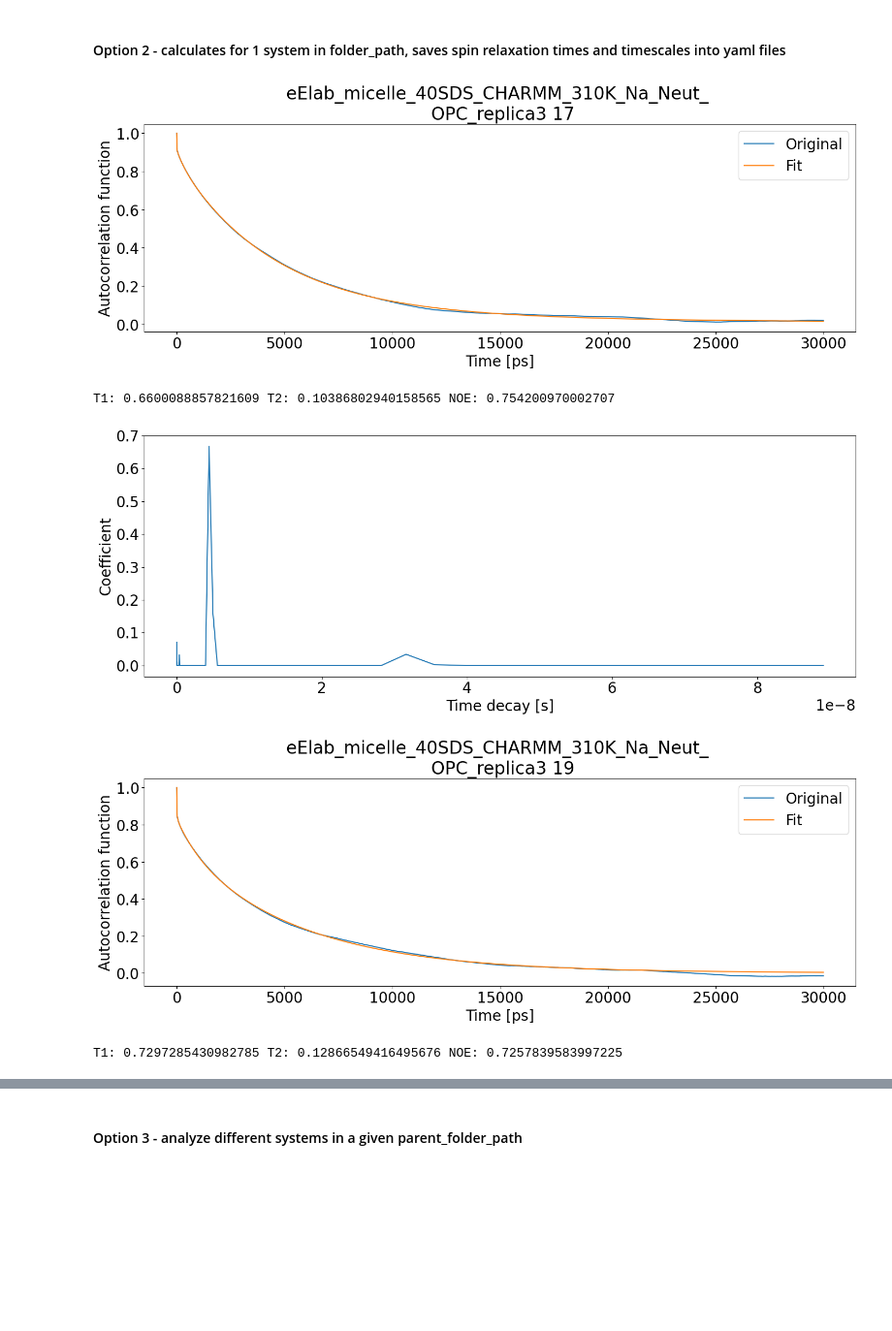
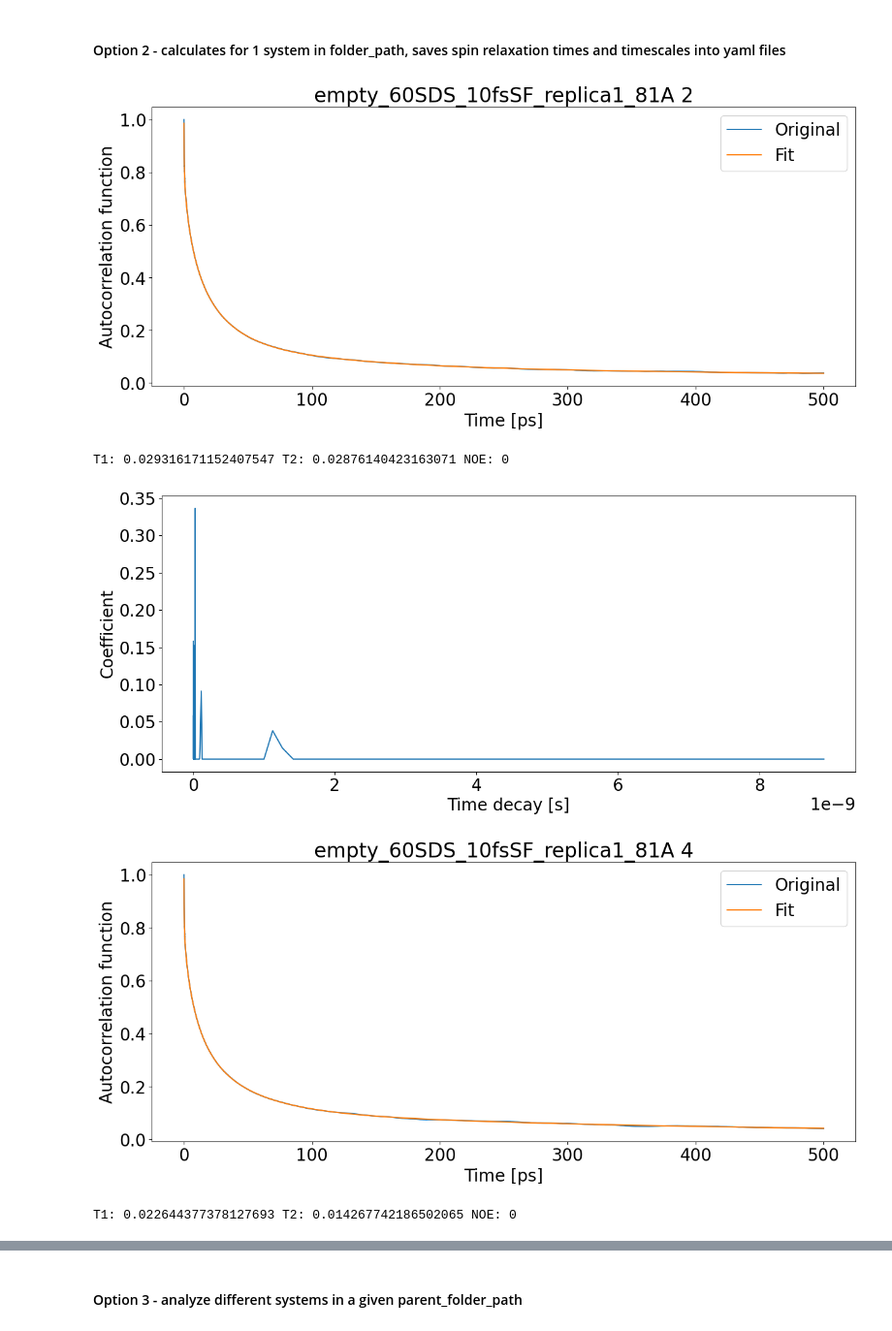
Before and after one commit to nencini/NMR_FF_tools, a Jupyter notebook: relaxation_times/RelaxationTimes.ipynb, the cells around one changed output, grey strips where cells are left out. Shown at 97% size. Drawn from its saved outputs; the diff is of its cells as text; code cells hidden in the pictures; blank space fills up the shorter version.

```diff
--- a/relaxation_times/RelaxationTimes.ipynb
+++ b/relaxation_times/RelaxationTimes.ipynb
@@ -177,14 +177,14 @@ saved in relaxation_times.py
 # %%
 """Parameters to be specified by the user"""
 OP=0 # order parameter
-smallest_corr_time=0 # enter in log scale -3 fs; 0 ps; 3 ns; 6 us;
-biggest_corr_time=5 # same as above
+smallest_corr_time=-1 # enter in log scale -3 fs; 0 ps; 3 ns; 6 us;
+biggest_corr_time=4 # same as above
 N_exp_to_fit=100 # number of exponential functions to be fitted between the samlles and biggest corr time
-analyze=1/50 # the proportin of correlation data to be used for fitting, ex. 1/2 uses first half of the data
-#magnetic_field=2.35 # 5.99 # 8.49 T (values used in SDS paper, J.Chem. Soc.,, Faraday Trans. 1, 1988, 84(12), 4475-4486)
-magn_field_MHz=850 # for values in MHz
-magnetic_field=magn_field_MHz*2*np.pi/gammaH*10**6
-nuclei="15N" #nuclei to calculate: 2H-deutherium; 13C - carbon; 15N - nitrogen
+analyze=1/10 # the proportin of correlation data to be used for fitting, ex. 1/2 uses first half of the data
+magnetic_field=2.35 # 5.99 # 8.49 T (values used in SDS paper, J.Chem. Soc.,, Faraday Trans. 1, 1988, 84(12), 4475-4486)
+#magn_field_MHz=850 # for values in MHz
+#magnetic_field=magn_field_MHz*2*np.pi/gammaH*10**6
+nuclei="2H" #nuclei to calculate: 2H-deutherium; 13C - carbon; 15N - nitrogen
 # %% [markdown]
 <h4>3.2) Set paths and names</h4>
 # %%
@@ -192,9 +192,9 @@ parent_folder_path="../../CorysPeptides/correlation_functions/peptides/raw/"   #
 systems=[""]               # for opt 3, to further narrow down selection
                            # only takes the subfolders that contain the strings in the list
 
-folder_path="../../CorysPeptides/correlation_functions/peptides/raw/eElab_micelle_40SDS_CHARMM_310K_Na_Neut_OPC_replica3_0_3000_N_HN/" # for opt 2, not needed for otp 3
+folder_path="../../CorysPeptides/correlation_functions/SDS/average_over_SDS/empty_60SDS_10fsSF_replica1_81A/" # for opt 2, not needed for otp 3
 
-output_name="eElab_micelle_40SDS_CHARMM_310K_Na_Neut_OPC_replica3" # serves as a prefix for yaml output files
+output_name="empty_60SDS_10fsSF_replica1_81A" # serves as a prefix for yaml output files
                            # if None and README_correl.yaml exists, xtc file name is used
                            #delete the '=None' in the last argument of rt.analyze_all_in_folder(...,output_name=None)
                            # if you wish for the name here to be used
@@ -208,8 +208,8 @@ author_name="Ricky Nencini" # may be one day actually saved to somewhere :D
                             # for now be happy that you see your (or mine :D :D)
                             # beautiful name here :P
 
-output_path_relax="../../CorysPeptides/relax_times_yamls/protein/raw_data/"            # folder to save spin relaxation times yaml files
-output_path_timescales="../../CorysPeptides/timescales_yamls/protein/raw_data/"  # folder to save timescale yaml files
+output_path_relax="../../CorysPeptides/relax_times_yamls/SDS/average_over_SDS/"            # folder to save spin relaxation times yaml files
+output_path_timescales="../../CorysPeptides/timescales_yamls/SDS/average_over_SDS/"  # folder to save timescale yaml files
 # %% [markdown]
 <h4>3.3) Perform the calculations </h4>
 <h4>Option 1 - only calculates from 1 *.xvg file, for testing..., no output saved</h4>
@@ -223,10 +223,11 @@ output_path_timescales="../../CorysPeptides/timescales_yamls/protein/raw_data/"
 <h4>Option 2 - calculates for 1 system in folder_path, saves spin relaxation times and timescales into yaml files</h4>
 # %%
 """Analyze one system - the whole content of a folder"""
-aminoAcids=rt.analyze_all_in_folder(OP,smallest_corr_time, biggest_corr_time, N_exp_to_fit,analyze,magnetic_field,folder_path,nuclei,output_path_relax,output_path_timescales,output_name)
+for magnetic_field in [2.35 , 5.99 , 8.49]:
+    aminoAcids=rt.analyze_all_in_folder(OP,smallest_corr_time, biggest_corr_time, N_exp_to_fit,analyze,magnetic_field,folder_path,nuclei,output_path_relax,output_path_timescales,output_name)
 # %% [output]
-[figure, old version]
+[figure, new version]
-T1: 0.6600088857821609 T2: 0.10386802940158565 NOE: 0.754200970002707
+T1: 0.029316171152407547 T2: 0.02876140423163071 NOE: 0
-[figure, old version]
+[figure, new version]
-[figure, old version]
+[figure, new version]
-T1: 0.7297285430982785 T2: 0.12866549416495676 NOE: 0.7257839583997225
+T1: 0.022644377378127693 T2: 0.014267742186502065 NOE: 0
```
Also changed, not shown: parts of 11 cells of this notebook, 2 other files.
